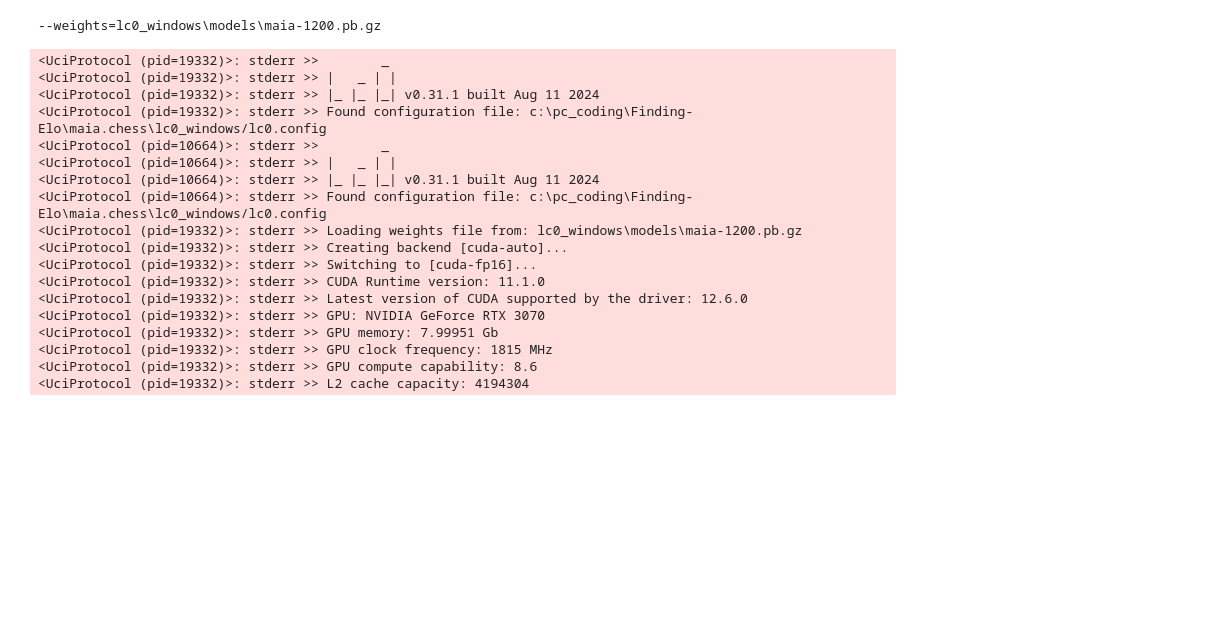
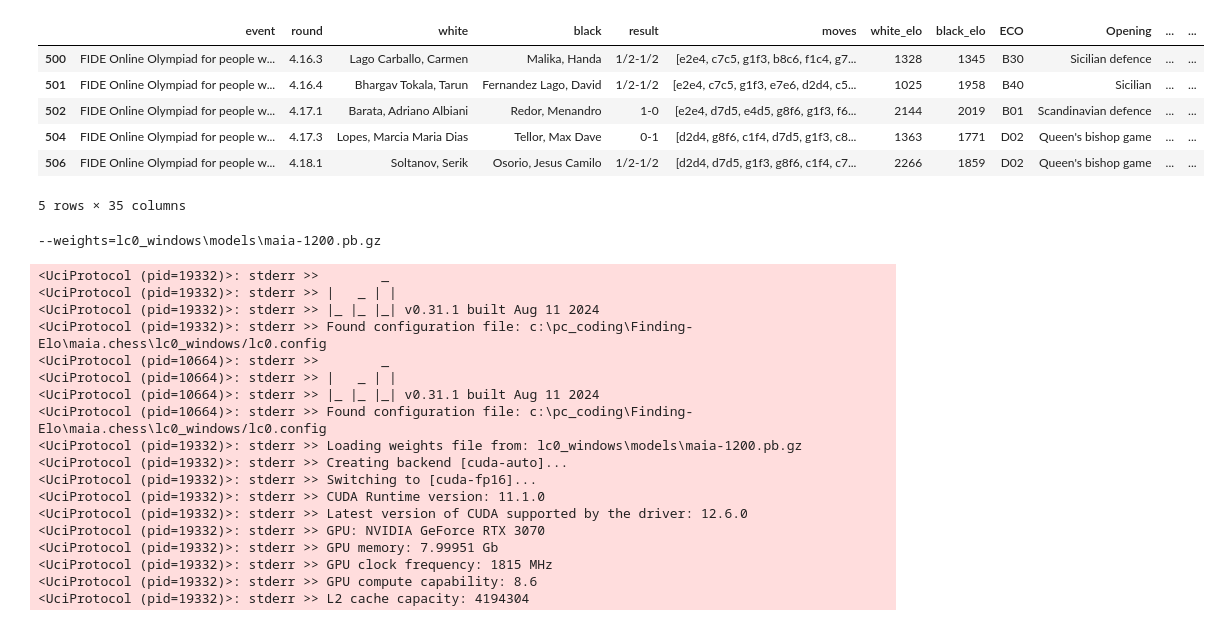
Before and after one commit to jonathan-wu1/Finding-Elo, a Jupyter notebook: maia.chess/maia_execution copy.ipynb, the cells around one changed output. Cells and saved outputs as stored; diff of their text form; code cells hidden in the pictures; blank space fills up the shorter version.

```diff
--- a/maia.chess/maia_execution copy.ipynb
+++ b/maia.chess/maia_execution copy.ipynb
@@ -21,3 +164,13 @@ from maia_functions import *
+# %%
+df_temp.head()
+# %% [output]
+|  | event | round | white | black | result | moves | white_elo | black_elo | ECO | Opening | ... | ... |
+| 500 | FIDE Online Olympiad for people w... | 4.16.3 | Lago Carballo, Carmen | Malika, Handa | 1/2-1/2 | [e2e4, c7c5, g1f3, b8c6, f1c4, g7... | 1328 | 1345 | B30 | Sicilian defence | ... | ... |
+| 501 | FIDE Online Olympiad for people w... | 4.16.4 | Bhargav Tokala, Tarun | Fernandez Lago, David | 1/2-1/2 | [e2e4, c7c5, g1f3, e7e6, d2d4, c5... | 1025 | 1958 | B40 | Sicilian | ... | ... |
+| 502 | FIDE Online Olympiad for people w... | 4.17.1 | Barata, Adriano Albiani | Redor, Menandro | 1-0 | [e2e4, d7d5, e4d5, g8f6, g1f3, f6... | 2144 | 2019 | B01 | Scandinavian defence | ... | ... |
+| 504 | FIDE Online Olympiad for people w... | 4.17.3 | Lopes, Marcia Maria Dias | Tellor, Max Dave | 0-1 | [d2d4, g8f6, c1f4, d7d5, g1f3, c8... | 1363 | 1771 | D02 | Queen's bishop game | ... | ... |
+| 506 | FIDE Online Olympiad for people w... | 4.18.1 | Soltanov, Serik | Osorio, Jesus Camilo | 1/2-1/2 | [d2d4, d7d5, g1f3, g8f6, c1f4, c7... | 2266 | 1859 | D02 | Queen's bishop game | ... | ... |
+5 rows × 35 columns
 # %%
 def extract_features(game):
     # Read the next game
```
Also changed, not shown: parts of 12 cells of this notebook, 22 other files.
